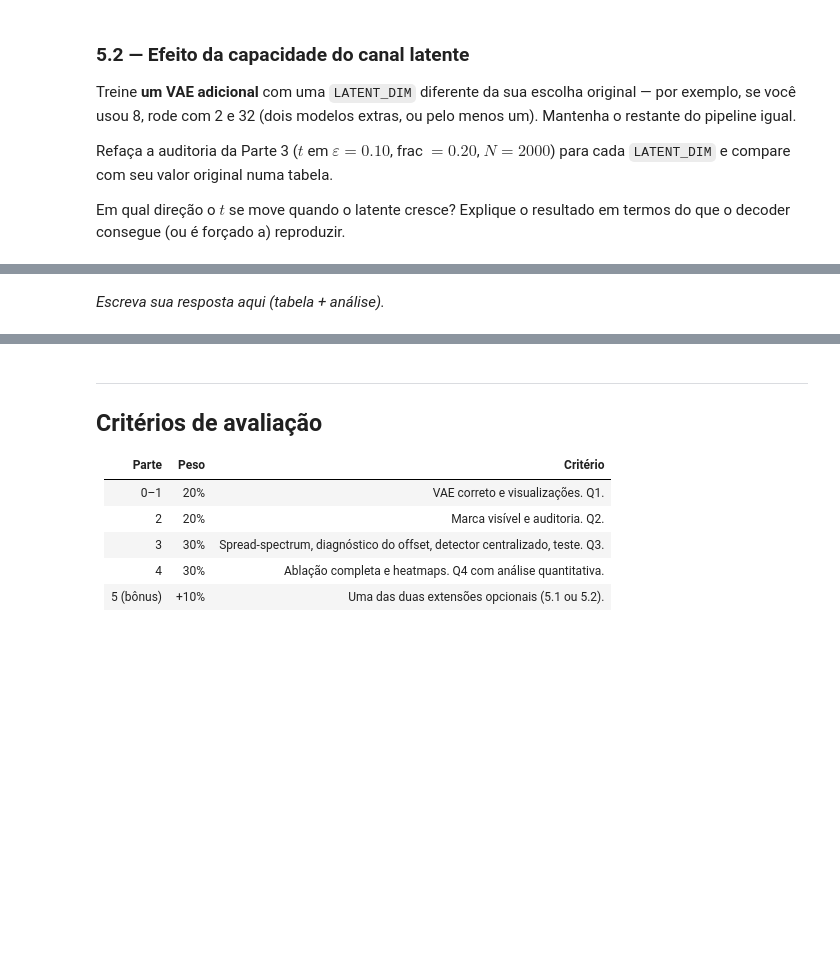
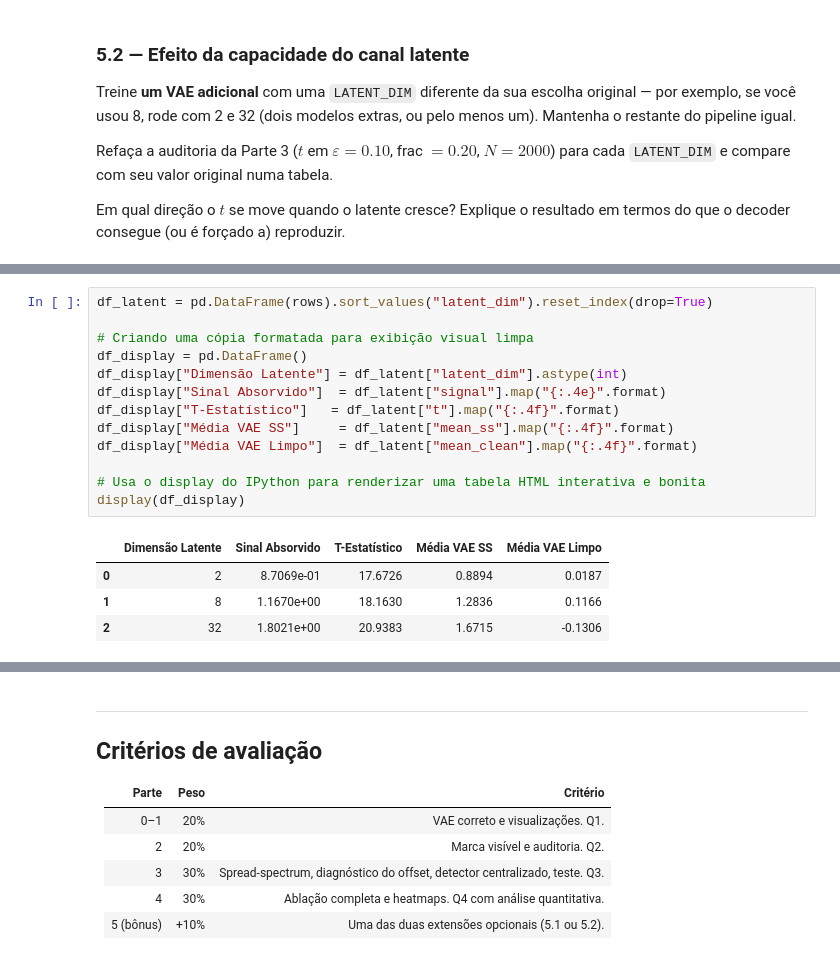
Before and after one commit to biaanuness/machine_learning2, a Jupyter notebook: trabalho_3/vae_watermark.ipynb, the cells around one changed output, grey strips where cells are left out. Drawn from its saved outputs; the diff is of its cells as text; blank space fills up the shorter version.

```diff
--- a/trabalho_3/vae_watermark.ipynb
+++ b/trabalho_3/vae_watermark.ipynb
@@ -1787,5 +1786,21 @@ print("\nResumo:")
 Resultados salvos em: trabalho3_outputs/BIA_2026-05-27/5.2_latent_dim_results.csv
 
 Resumo:
-# %% [markdown]
-*Escreva sua resposta aqui (tabela + análise).*
+# %%
+df_latent = pd.DataFrame(rows).sort_values("latent_dim").reset_index(drop=True)
+
+# Criando uma cópia formatada para exibição visual limpa
+df_display = pd.DataFrame()
+df_display["Dimensão Latente"] = df_latent["latent_dim"].astype(int)
+df_display["Sinal Absorvido"]  = df_latent["signal"].map("{:.4e}".format)
+df_display["T-Estatístico"]   = df_latent["t"].map("{:.4f}".format)
+df_display["Média VAE SS"]     = df_latent["mean_ss"].map("{:.4f}".format)
+df_display["Média VAE Limpo"]  = df_latent["mean_clean"].map("{:.4f}".format)
+
+# Usa o display do IPython para renderizar uma tabela HTML interativa e bonita
+display(df_display)
+# %% [output]
+|  | Dimensão Latente | Sinal Absorvido | T-Estatístico | Média VAE SS | Média VAE Limpo |
+| 0 | 2 | 8.7069e-01 | 17.6726 | 0.8894 | 0.0187 |
+| 1 | 8 | 1.1670e+00 | 18.1630 | 1.2836 | 0.1166 |
+| 2 | 32 | 1.8021e+00 | 20.9383 | 1.6715 | -0.1306 |
```
Also changed, not shown: parts of 2 cells of this notebook.
